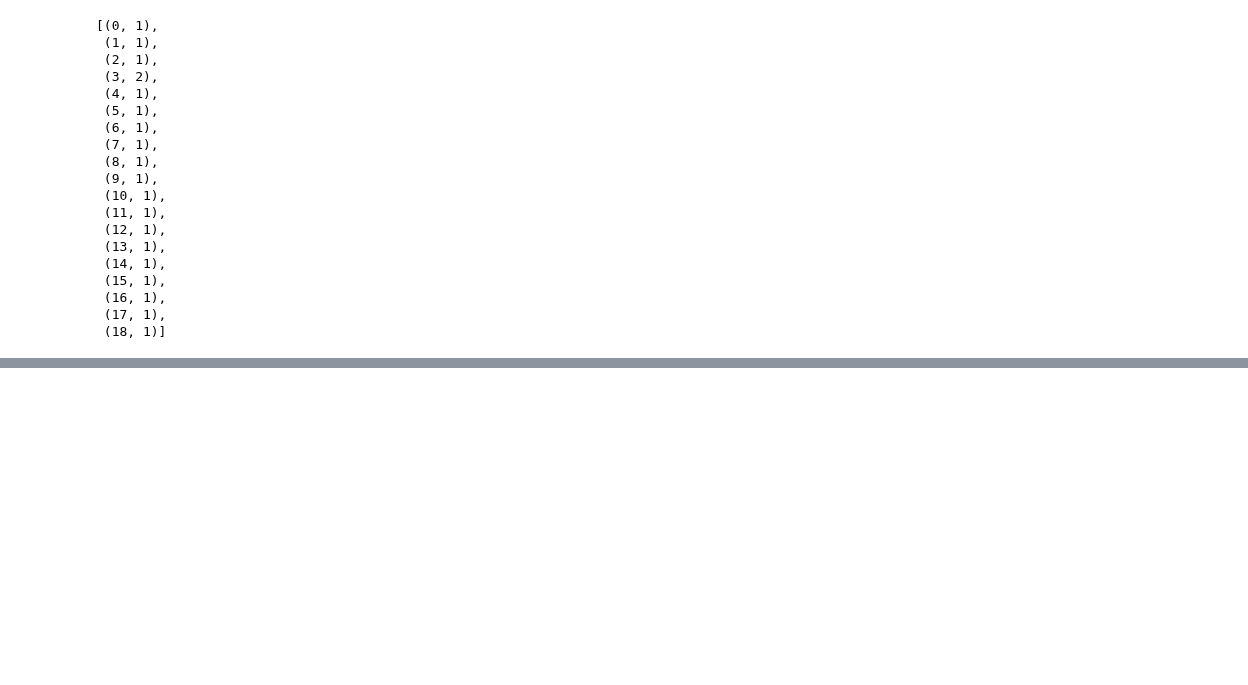
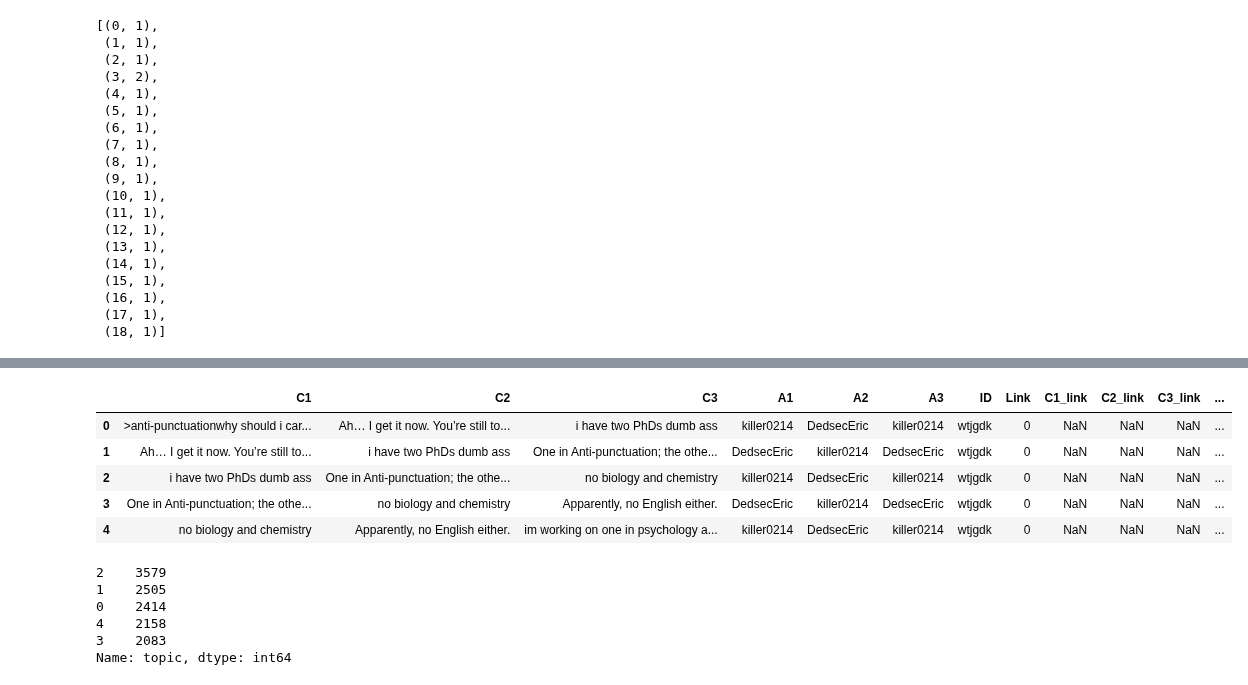
Before and after one commit to ajain300/MonkeyPox-Reddit-DSN, a Jupyter notebook: notebooks/LDA.ipynb, the cells around one changed output, grey strips where cells are left out. Saved outputs shown, nothing was run; the diff lists cells and outputs as text; code cells hidden in the pictures; blank space fills up the shorter version.

Commit message:
add lda assignments to dataset

```diff
--- a/notebooks/LDA.ipynb
+++ b/notebooks/LDA.ipynb
@@ -206,0 +211,23 @@ lda_model.print_topics()
+# %%
+def get_topic_assignment(idx):
+    return max(lda_model[corpus[idx]], key=lambda x: x[1])[0]
+# %%
+df['topic'] = [get_topic_assignment(idx) for idx in range(len(df.index))]
+# %%
+df.head()
+# %% [output]
+|  | C1 | C2 | C3 | A1 | A2 | A3 | ID | Link | C1_link | C2_link | C3_link | ... |
+| 0 | >anti-punctuationwhy should i car... | Ah… I get it now. You’re still to... | i have two PhDs dumb ass | killer0214 | DedsecEric | killer0214 | wtjgdk | 0 | NaN | NaN | NaN | ... |
+| 1 | Ah… I get it now. You’re still to... | i have two PhDs dumb ass | One in Anti-punctuation; the othe... | DedsecEric | killer0214 | DedsecEric | wtjgdk | 0 | NaN | NaN | NaN | ... |
+| 2 | i have two PhDs dumb ass | One in Anti-punctuation; the othe... | no biology and chemistry | killer0214 | DedsecEric | killer0214 | wtjgdk | 0 | NaN | NaN | NaN | ... |
+| 3 | One in Anti-punctuation; the othe... | no biology and chemistry | Apparently, no English either. | DedsecEric | killer0214 | DedsecEric | wtjgdk | 0 | NaN | NaN | NaN | ... |
+| 4 | no biology and chemistry | Apparently, no English either. | im working on one in psychology a... | killer0214 | DedsecEric | killer0214 | wtjgdk | 0 | NaN | NaN | NaN | ... |
+# %%
+df['topic'].value_counts()
+# %% [output]
+2    3579
+1    2505
+0    2414
+4    2158
+3    2083
+Name: topic, dtype: int64
```
Also changed, not shown: parts of 8 cells of this notebook, 9 other files.
